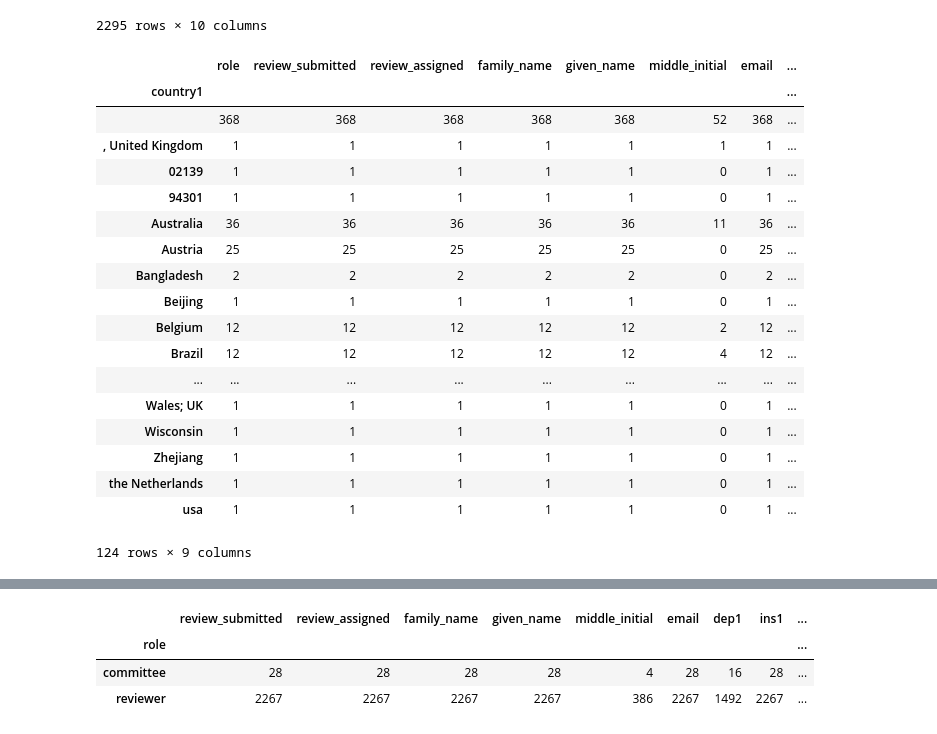
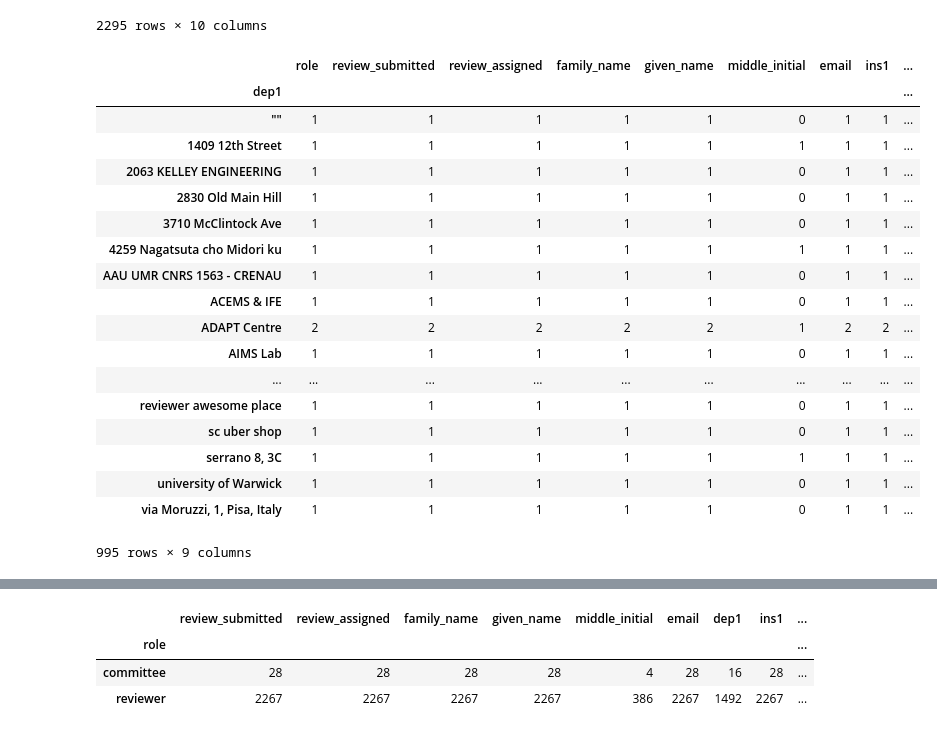
Before and after one commit to brianehenyo/chi2018-analysis, a Jupyter notebook: notebooks/CHI 2018 Authors & Reviews.ipynb, the cells around one changed output, grey strips where cells are left out. Drawn from its saved outputs; the diff is of its cells as text; code cells hidden in the pictures.

```diff
--- a/notebooks/CHI 2018 Authors & Reviews.ipynb
+++ b/notebooks/CHI 2018 Authors & Reviews.ipynb
@@ -281,24 +284,24 @@ reviewers.query('review_assigned == 0')
 | 9946 | reviewer | 0 | 0 | Zuk | Torre | NaN | tdzuk@ucalgary.ca | NaN | ... |
 2295 rows × 10 columns
 # %%
-reviewers.query('review_assigned == 0').groupby('country1').count()
+reviewers.query('review_assigned == 0').groupby('dep1').count()
 # %% [output]
-|  | role | review_submitted | review_assigned | family_name | given_name | middle_initial | email | ... |
-| country1 |  |  |  |  |  |  |  | ... |
-|  | 368 | 368 | 368 | 368 | 368 | 52 | 368 | ... |
-| , United Kingdom | 1 | 1 | 1 | 1 | 1 | 1 | 1 | ... |
-| 02139 | 1 | 1 | 1 | 1 | 1 | 0 | 1 | ... |
-| 94301 | 1 | 1 | 1 | 1 | 1 | 0 | 1 | ... |
-| Australia | 36 | 36 | 36 | 36 | 36 | 11 | 36 | ... |
-| Austria | 25 | 25 | 25 | 25 | 25 | 0 | 25 | ... |
-| Bangladesh | 2 | 2 | 2 | 2 | 2 | 0 | 2 | ... |
-| Beijing | 1 | 1 | 1 | 1 | 1 | 0 | 1 | ... |
-| Belgium | 12 | 12 | 12 | 12 | 12 | 2 | 12 | ... |
-| Brazil | 12 | 12 | 12 | 12 | 12 | 4 | 12 | ... |
-| ... | ... | ... | ... | ... | ... | ... | ... | ... |
-| Wales; UK | 1 | 1 | 1 | 1 | 1 | 0 | 1 | ... |
-| Wisconsin | 1 | 1 | 1 | 1 | 1 | 0 | 1 | ... |
-| Zhejiang | 1 | 1 | 1 | 1 | 1 | 0 | 1 | ... |
-| the Netherlands | 1 | 1 | 1 | 1 | 1 | 0 | 1 | ... |
-| usa | 1 | 1 | 1 | 1 | 1 | 0 | 1 | ... |
+|  | role | review_submitted | review_assigned | family_name | given_name | middle_initial | email | ins1 | ... |
+| dep1 |  |  |  |  |  |  |  |  | ... |
+| "" | 1 | 1 | 1 | 1 | 1 | 0 | 1 | 1 | ... |
+| 1409 12th Street | 1 | 1 | 1 | 1 | 1 | 1 | 1 | 1 | ... |
+| 2063 KELLEY ENGINEERING | 1 | 1 | 1 | 1 | 1 | 0 | 1 | 1 | ... |
+| 2830 Old Main Hill | 1 | 1 | 1 | 1 | 1 | 0 | 1 | 1 | ... |
+| 3710 McClintock Ave | 1 | 1 | 1 | 1 | 1 | 0 | 1 | 1 | ... |
+| 4259 Nagatsuta cho Midori ku | 1 | 1 | 1 | 1 | 1 | 1 | 1 | 1 | ... |
+| AAU UMR CNRS 1563 - CRENAU | 1 | 1 | 1 | 1 | 1 | 0 | 1 | 1 | ... |
+| ACEMS & IFE | 1 | 1 | 1 | 1 | 1 | 0 | 1 | 1 | ... |
+| ADAPT Centre | 2 | 2 | 2 | 2 | 2 | 1 | 2 | 2 | ... |
+| AIMS Lab | 1 | 1 | 1 | 1 | 1 | 0 | 1 | 1 | ... |
+| ... | ... | ... | ... | ... | ... | ... | ... | ... | ... |
+| reviewer awesome place | 1 | 1 | 1 | 1 | 1 | 0 | 1 | 1 | ... |
+| sc uber shop | 1 | 1 | 1 | 1 | 1 | 0 | 1 | 1 | ... |
+| serrano 8, 3C | 1 | 1 | 1 | 1 | 1 | 1 | 1 | 1 | ... |
+| university of Warwick | 1 | 1 | 1 | 1 | 1 | 0 | 1 | 1 | ... |
+| via Moruzzi, 1, Pisa, Italy | 1 | 1 | 1 | 1 | 1 | 0 | 1 | 1 | ... |
-124 rows × 9 columns
+995 rows × 9 columns
```
Also changed, not shown: parts of 9 cells of this notebook, 2 other files.
